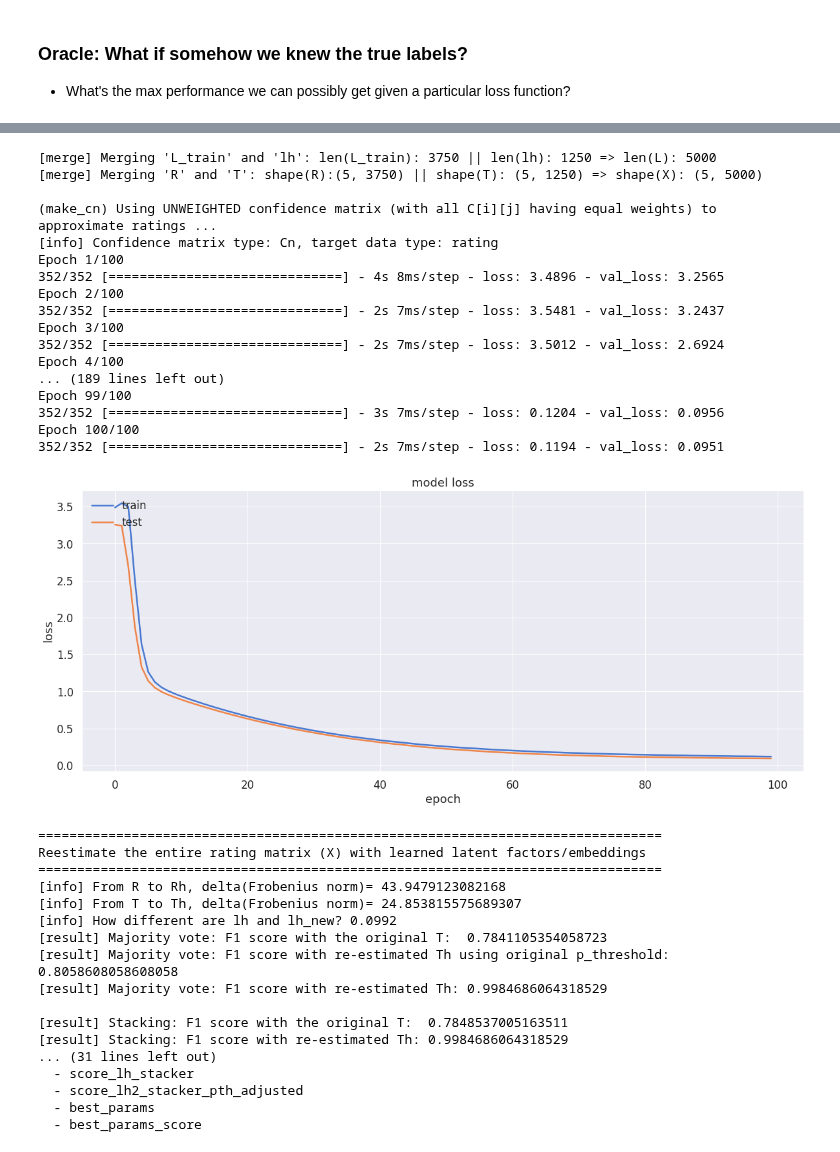
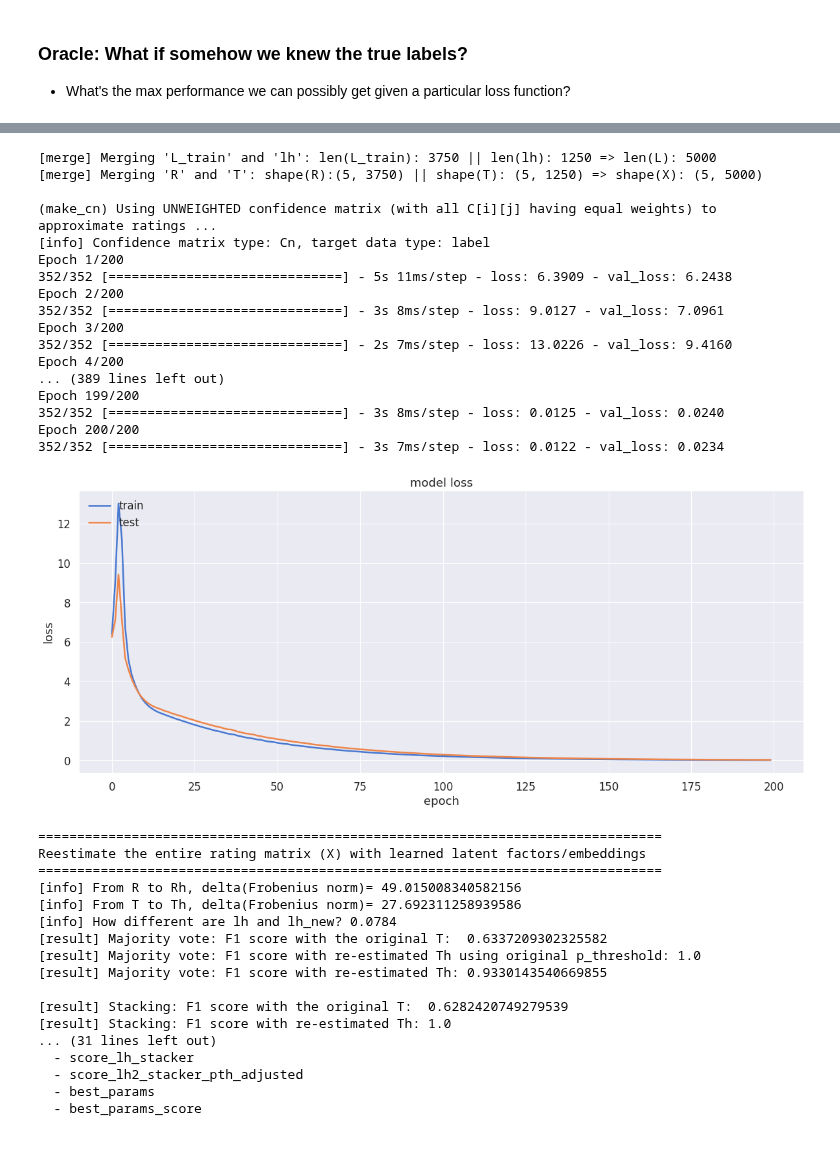
Before and after one commit to pleiadian53/cf_ensemble, a Jupyter notebook: Demo-CF-Stacking-part4.ipynb, the cells around one changed output, grey strips where cells are left out. Cells and saved outputs as stored; diff of their text form; code cells hidden in the pictures.

```diff
--- a/Demo-CF-Stacking-part4.ipynb
+++ b/Demo-CF-Stacking-part4.ipynb
@@ -123,7 +123,7 @@ np.set_printoptions(precision=3, edgeitems=5, suppress=True)
 %matplotlib inline
 import data_pipeline as dp
 
-max_class_ratio=0.80
+max_class_ratio=0.90
 
 # get the dataset
 X0, y0 = dp.generate_imbalanced_data(class_ratio=max_class_ratio, verbose=1)
@@ -357,13 +358,14 @@ alpha = 100
 
 lr = 0.001
 batch_size = 64
-epochs = 60 # Note: confidence_weighted_loss converges relatively faster compared to MSE, BCE etc.
+epochs = 200
+# Note: confidence_weighted_loss converges relatively faster compared to MSE, BCE etc
 
-loss_fn = cm.confidence_weighted_loss  # Options: cm.confidence_weighted_loss, cm.c_squared_loss, tf.keras.losses.BinaryCrossentropy(), tf.keras.losses.MeanSquaredError(), ...
+loss_fn = tf.keras.losses.BinaryCrossentropy()  # Options: cm.confidence_weighted_loss, cm.c_squared_loss, tf.keras.losses.BinaryCrossentropy(), tf.keras.losses.MeanSquaredError(), ...
 cf_model = cm.get_cfnet_compiled(n_users, n_items, n_factors, loss=loss_fn, lr=lr)
 # cf_model = cm.get_cfnet_approximating_labels(n_users, n_items, n_factors)
 
-target_type = 'generic' # Options: 'generic', 'rating', 'label'
+target_type = 'label' # Options: 'generic', 'rating', 'label'
 # Which target type to choose? If we use MSE, then the model attempts to approximate ratings;
 # if we use BCE, then the model approximates the label
 # Use `generic` for customized loss function with potentially more complex labeling information where "y_true" is a matrix
@@ -534,7 +536,7 @@ n_users, n_items = X.shape
 # target_type = 'generic' # Options: 'generic', 'rating', 'label'
 # conf_type = 'Cn' # Options: 'Cn', 'Cw', 'C0', or your customized weights
 
-loss_fn = cm.confidence_weighted_loss # Options: cm.confidence_weighted_loss, cm.c_squared_loss, tf.keras.losses.BinaryCrossentropy(), tf.keras.losses.MeanSquaredError(), ...
+loss_fn = tf.keras.losses.BinaryCrossentropy() # Options: cm.confidence_weighted_loss, cm.c_squared_loss, tf.keras.losses.BinaryCrossentropy(), tf.keras.losses.MeanSquaredError(), ...
 cf_model = cm.get_cfnet_compiled(n_users, n_items, n_factors, loss=loss_fn, lr=lr)
 
 cf_model = cm.training_pipeline(input_model=(cf_model, loss_fn),
@@ -654,55 +656,56 @@ n_users, n_items = X.shape
 
 # lr = 0.001
 # batch_size = 64
-target_type = 'rating' # Options: 'generic', 'rating', 'label'
+target_type = 'label' # Options: 'generic', 'rating', 'label'
 # conf_type = 'Cn' # Options: 'Cn', 'Cw', 'C0', or your customized weights
 
-epochs = 100 # Note: confidence_weighted_loss converges relatively faster compared to MSE, BCE etc.
+epochs = 200
+# Note: confidence_weighted_loss converges relatively faster compared to MSE, BCE etc.
 
-loss_fn = tf.keras.losses.MeanSquaredError() # Options: cm.confidence_weighted_loss, cm.c_squared_loss, tf.keras.losses.BinaryCrossentropy(), tf.keras.losses.MeanSquaredError(), ...
+loss_fn = tf.keras.losses.BinaryCrossentropy() # Options: cm.confidence_weighted_loss, cm.c_squared_loss, tf.keras.losses.BinaryCrossentropy(), tf.keras.losses.MeanSquaredError(), ...
 cf_model = cm.get_cfnet_compiled(n_users, n_items, n_factors, loss=loss_fn, lr=lr)
 
 cf_model = cm.training_pipeline(input_model=(cf_model, loss_fn),
                                 input_data=(R, T, U, L_train, ),
                                 lh = L_test, # use true labels here and see what happens
 
                                 # Should we combine R and T into a single matrix X? Set to True if so
                                 is_cascade = True, # Set to True here to combine R and T into X
 
                                 # SGD optimization parameters
                                 test_size = test_size,
                                 epochs = epochs,
                                 batch_size=batch_size,
 
                                 # CF hyperparameters
                                 # n_factors=n_factors, # this is factored into model definition
                                 alpha=alpha,
                                 conf_measure=conf_measure,
                                 policy_threshold=policy_threshold,
 
                                 conf_type=conf_type, # default sparse confidence matrix (Cn)
                                 target_type=target_type,
 
                                 fold_number=fold_number)
 # %% [output]
 [merge] Merging 'L_train' and 'lh': len(L_train): 3750 || len(lh): 1250 => len(L): 5000
 [merge] Merging 'R' and 'T': shape(R):(5, 3750) || shape(T): (5, 1250) => shape(X): (5, 5000)
 
 (make_cn) Using UNWEIGHTED confidence matrix (with all C[i][j] having equal weights) to approximate ratings ...
-[info] Confidence matrix type: Cn, target data type: rating
-Epoch 1/100
-352/352 [==============================] - 4s 8ms/step - loss: 3.4896 - val_loss: 3.2565
-Epoch 2/100
-352/352 [==============================] - 2s 7ms/step - loss: 3.5481 - val_loss: 3.2437
-Epoch 3/100
-352/352 [==============================] - 2s 7ms/step - loss: 3.5012 - val_loss: 2.6924
-Epoch 4/100
-... (189 lines left out)
-Epoch 99/100
-352/352 [==============================] - 3s 7ms/step - loss: 0.1204 - val_loss: 0.0956
-Epoch 100/100
-352/352 [==============================] - 2s 7ms/step - loss: 0.1194 - val_loss: 0.0951
+[info] Confidence matrix type: Cn, target data type: label
+Epoch 1/200
+352/352 [==============================] - 5s 11ms/step - loss: 6.3909 - val_loss: 6.2438
+Epoch 2/200
+352/352 [==============================] - 3s 8ms/step - loss: 9.0127 - val_loss: 7.0961
+Epoch 3/200
+352/352 [==============================] - 2s 7ms/step - loss: 13.0226 - val_loss: 9.4160
+Epoch 4/200
+... (389 lines left out)
+Epoch 199/200
+352/352 [==============================] - 3s 8ms/step - loss: 0.0125 - val_loss: 0.0240
+Epoch 200/200
+352/352 [==============================] - 3s 7ms/step - loss: 0.0122 - val_loss: 0.0234
-[figure, old version]
+[figure, new version]
 # %%
 Pc3, _ = pmodel.color_matrix(X3, L3, p_th=p_threshold) # L3 combines L_train and L_test (true labels); X3 is same as X = [R|T]
 analyzer = cm.analyze_reconstruction(cf_model,
@@ -718,15 +721,15 @@ reestimated = analyzer(L_test, unreliable_only=True, verbose=2)
 ================================================================================
 Reestimate the entire rating matrix (X) with learned latent factors/embeddings
 ================================================================================
-[info] From R to Rh, delta(Frobenius norm)= 43.9479123082168
-[info] From T to Th, delta(Frobenius norm)= 24.853815575689307
-[info] How different are lh and lh_new? 0.0992
-[result] Majority vote: F1 score with the original T:  0.7841105354058723
-[result] Majority vote: F1 score with re-estimated Th using original p_threshold: 0.8058608058608058
-[result] Majority vote: F1 score with re-estimated Th: 0.9984686064318529
+[info] From R to Rh, delta(Frobenius norm)= 49.015008340582156
+[info] From T to Th, delta(Frobenius norm)= 27.692311258939586
+[info] How different are lh and lh_new? 0.0784
+[result] Majority vote: F1 score with the original T:  0.6337209302325582
+[result] Majority vote: F1 score with re-estimated Th using original p_threshold: 1.0
+[result] Majority vote: F1 score with re-estimated Th: 0.9330143540669855
 
-[result] Stacking: F1 score with the original T:  0.7848537005163511
-[result] Stacking: F1 score with re-estimated Th: 0.9984686064318529
+[result] Stacking: F1 score with the original T:  0.6282420749279539
+[result] Stacking: F1 score with re-estimated Th: 1.0
 ... (31 lines left out)
   - score_lh_stacker
   - score_lh2_stacker_pth_adjusted
```
Also changed, not shown: parts of 12 cells of this notebook, 1 other file.
